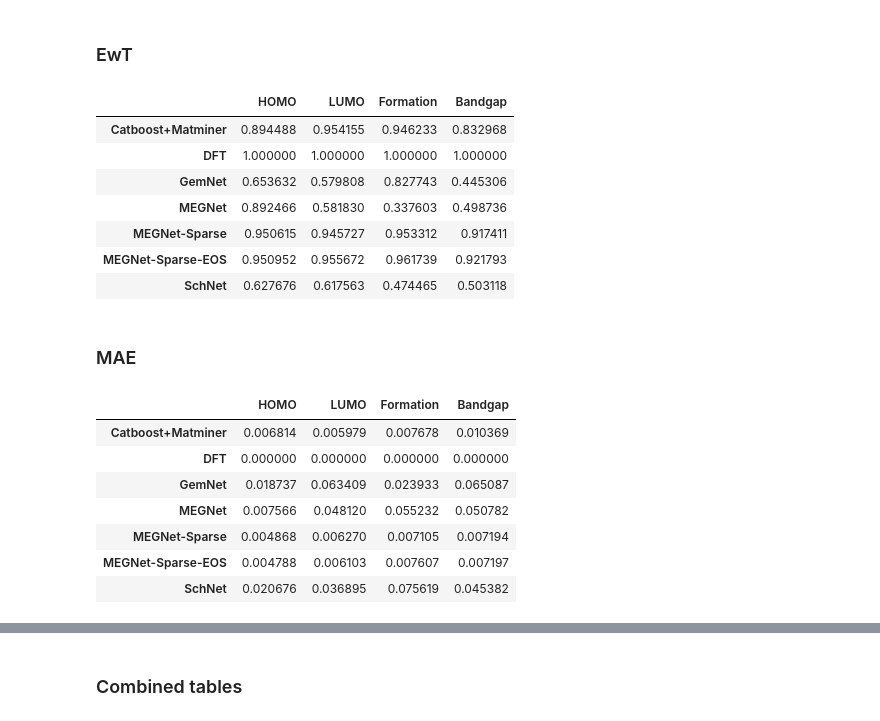
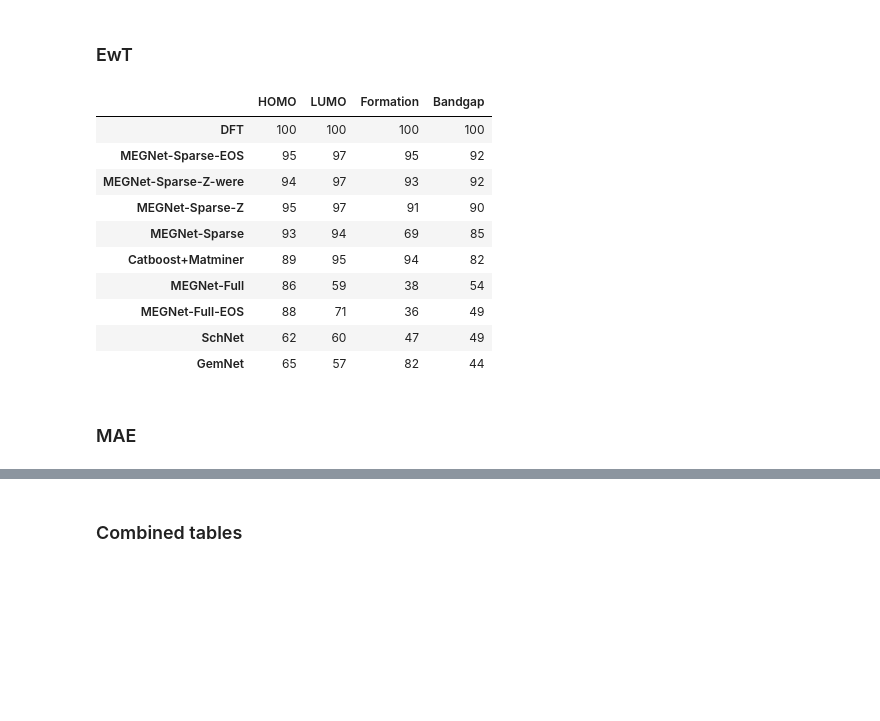
Before and after one commit to HSE-LAMBDA/ai4material_design, a Jupyter notebook: notebooks/results.ipynb, the cells around one changed output, grey strips where cells are left out. Saved outputs shown, nothing was run; the diff lists cells and outputs as text; code cells hidden in the pictures; blank space fills up the shorter version.

```diff
--- a/notebooks/results.ipynb
+++ b/notebooks/results.ipynb
@@ -76,6 +100,7 @@ predictions = pd.concat([make_df_from_trial(v, k) for k, v in data.items()], axi
 predictions = pd.concat([predictions, targets], axis=1)
 
 # reindex with folds
-predictions.index = pd.MultiIndex.from_arrays([predictions.index, predictions.folds])
+# predictions.index = pd.MultiIndex.from_arrays([predictions.index, predictions.folds])
+predictions.index = pd.MultiIndex.from_arrays([predictions.index, targets.folds])
 # drop folds column
 predictions = predictions.drop('folds', level=0, axis=1)
@@ -99,0 +107,3 @@ predictions
+# %%
+for _, df in predictions.groupby(level=0, axis=1):
+    display(df)
@@ -104,10 +206,10 @@ predictions
 # %%
 for group, df in predictions.groupby(level=0, axis=1):
     # we skip those since it already been calculated
-    if group in ['DFT', 'GemNet']:
-        continue
-    df.columns = df.columns.droplevel(0)
-    predictions.loc[:, (group, 'lumo')] = df.homo + df.band_gap
+    if group in ['SchNet', 'MEGNet-Full', 'Catboost+Matminer']:
+
+        df.columns = df.columns.droplevel(0)
+        predictions.loc[:, (group, 'lumo')] = df.homo + df.band_gap
 
 predictions = predictions.sort_index(axis=1)
 # %% [markdown]
@@ -127,9 +228,16 @@ def to_latex(df, column_names=None, **kwargs):
 # %%
 def wrapper(df: pd.DataFrame, col_name: str, ground_truth: pd.DataFrame, metric_fn):
     df.columns = df.columns.droplevel(0)
+    # try:
     x = df[col_name]
+    # except KeyError:
+    #     return np.nan
+
     y = ground_truth
+    # try:
     return metric_fn(x, y)
+    # except AttributeError:
+    #     return np.nan
 
 def mae(x, y):
     return np.abs(x - y)
@@ -137,30 +245,34 @@ def mae(x, y):
 def energy_within_threshold(prediction, target):
     # compute absolute error on energy per system.
     # then count the no. of systems where max energy error is < 0.000002.
-    e_thresh = 0.02
+    e_thresh = 0.02 * 1000
     error_energy = np.abs(target - prediction)
 
     success = np.sum(error_energy < e_thresh)
     total = target.shape[0]
-    return success / total
+    return int((success / total)*100)
 # %% [markdown]
 ### EwT
 # %%
 EwT = {}
 for attr in ['homo', 'lumo', 'formation_energy_per_site', 'band_gap']:
     EwT[attr] = predictions.groupby(level=0, axis=1).apply(
         lambda df: wrapper(df, col_name=attr, ground_truth=predictions['DFT', attr], metric_fn=energy_within_threshold)
         )
 EwT = pd.DataFrame(EwT).rename(target_short_name_pretty_mapper, axis=1)
+EwT = EwT.sort_values(EwT.columns[-1], axis=0, ascending=False)
 display(EwT)
 # %% [output]
 |  | HOMO | LUMO | Formation | Bandgap |
-| Catboost+Matminer | 0.894488 | 0.954155 | 0.946233 | 0.832968 |
-| DFT | 1.000000 | 1.000000 | 1.000000 | 1.000000 |
-| GemNet | 0.653632 | 0.579808 | 0.827743 | 0.445306 |
-| MEGNet | 0.892466 | 0.581830 | 0.337603 | 0.498736 |
-| MEGNet-Sparse | 0.950615 | 0.945727 | 0.953312 | 0.917411 |
-| MEGNet-Sparse-EOS | 0.950952 | 0.955672 | 0.961739 | 0.921793 |
-| SchNet | 0.627676 | 0.617563 | 0.474465 | 0.503118 |
+| DFT | 100 | 100 | 100 | 100 |
+| MEGNet-Sparse-EOS | 95 | 97 | 95 | 92 |
+| MEGNet-Sparse-Z-were | 94 | 97 | 93 | 92 |
+| MEGNet-Sparse-Z | 95 | 97 | 91 | 90 |
+| MEGNet-Sparse | 93 | 94 | 69 | 85 |
+| Catboost+Matminer | 89 | 95 | 94 | 82 |
+| MEGNet-Full | 86 | 59 | 38 | 54 |
+| MEGNet-Full-EOS | 88 | 71 | 36 | 49 |
+| SchNet | 62 | 60 | 47 | 49 |
+| GemNet | 65 | 57 | 82 | 44 |
 # %% [markdown]
 ### MAE
@@ -178,19 +293,10 @@ for attr in ['homo', 'lumo', 'formation_energy_per_site', 'band_gap']:
     # std of mae of each fold
     folds_mean = _df.groupby(level=1, axis=0).mean()
     sigma[attr] = pd.DataFrame(
-        (folds_mean.sem() / folds_mean.mean()) * 100, # Relative standard error
+        folds_mean.std(),
+        # (folds_mean.sem() / folds_mean.mean()) * 100, # Relative standard error
         columns=[f'{target_short_name_pretty_mapper[attr]}']
         )
 
 MAE = pd.DataFrame(MAE).rename(target_short_name_pretty_mapper, axis=1)
-display(MAE)
-# %% [output]
-|  | HOMO | LUMO | Formation | Bandgap |
-| Catboost+Matminer | 0.006814 | 0.005979 | 0.007678 | 0.010369 |
-| DFT | 0.000000 | 0.000000 | 0.000000 | 0.000000 |
-| GemNet | 0.018737 | 0.063409 | 0.023933 | 0.065087 |
-| MEGNet | 0.007566 | 0.048120 | 0.055232 | 0.050782 |
-| MEGNet-Sparse | 0.004868 | 0.006270 | 0.007105 | 0.007194 |
-| MEGNet-Sparse-EOS | 0.004788 | 0.006103 | 0.007607 | 0.007197 |
-| SchNet | 0.020676 | 0.036895 | 0.075619 | 0.045382 |
 # %% [markdown]
```
Also changed, not shown: parts of 18 cells of this notebook.
